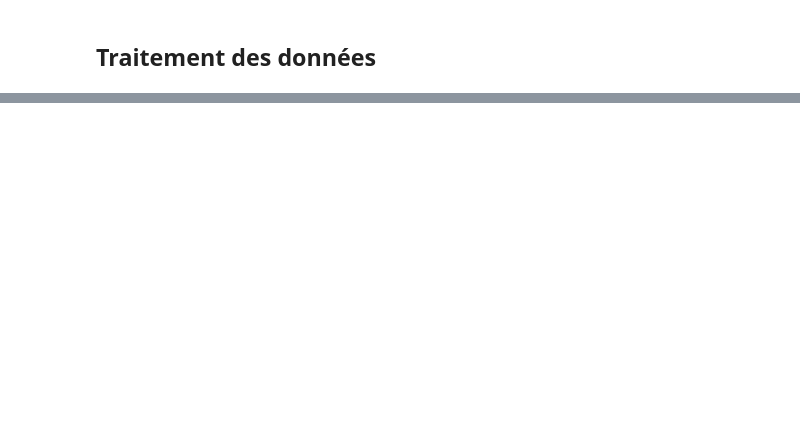
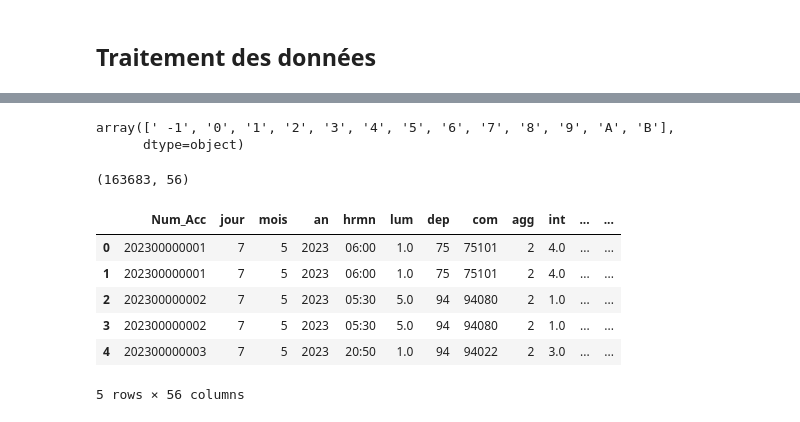
Before and after one commit to goamegah/hackaton-accr, a Jupyter notebook: accr/notebook/exploration.ipynb, the cells around one changed output, grey strips where cells are left out. Saved outputs shown, nothing was run; the diff lists cells and outputs as text; code cells hidden in the pictures; blank space fills up the shorter version.

```diff
--- a/accr/notebook/exploration.ipynb
+++ b/accr/notebook/exploration.ipynb
@@ -9,21 +24,21 @@ import pandas as pd
 # %%
 caracteristiques = pd.read_csv(
-    '../../dataset/caract-2023.csv',
+    f'{DATASET_PATH}/caract-2023.csv',
     sep=';',
 )
 
 lieux = pd.read_csv(
-    '../../dataset/lieux-2023.csv',
+    f'{DATASET_PATH}/lieux-2023.csv',
     sep=';',
     dtype={'lartpc': str}
 )
 vehicules = pd.read_csv(
-    '../../dataset/vehicules-2023.csv',
+    f'{DATASET_PATH}/vehicules-2023.csv',
     sep=';'
     )
 
 usagers = pd.read_csv(
-    '../../dataset/usagers-2023.csv',
+    f'{DATASET_PATH}/usagers-2023.csv',
     sep=';'
     )
 # %%
@@ -72,0 +90,7 @@ lieux.head()
+# %%
+caract_lieux = pd.merge(caracteristiques, lieux, on='Num_Acc', how='inner')
+caract_lieux_veh = pd.merge(caract_lieux, vehicules, on='Num_Acc', how='inner')
+final_df = pd.merge(caract_lieux_veh, usagers, on=['Num_Acc', 'id_vehicule'], how='inner')
+
+print(final_df.shape)
+final_df.head()
@@ -223,0 +108,9 @@ P = PreProcessing()
+# %%
+from accr.data.processing import Processing
+
+processing = Processing()
+# %%
+np.unique(final_df.actp)
+# %% [output]
+array([' -1', '0', '1', '2', '3', '4', '5', '6', '7', '8', '9', 'A', 'B'],
+      dtype=object)
@@ -223,0 +119,15 @@ P = PreProcessing()
+# %%
+# remplacer les valeurs vides, -1, 0, (.) par np.nan
+clean_df = processing.replace_missing_values(final_df)
+# %%
+print(clean_df.shape)
+clean_df.head()
+# %% [output]
+(163683, 56)
+|  | Num_Acc | jour | mois | an | hrmn | lum | dep | com | agg | int | ... | ... |
+| 0 | 202300000001 | 7 | 5 | 2023 | 06:00 | 1.0 | 75 | 75101 | 2 | 4.0 | ... | ... |
+| 1 | 202300000001 | 7 | 5 | 2023 | 06:00 | 1.0 | 75 | 75101 | 2 | 4.0 | ... | ... |
+| 2 | 202300000002 | 7 | 5 | 2023 | 05:30 | 5.0 | 94 | 94080 | 2 | 1.0 | ... | ... |
+| 3 | 202300000002 | 7 | 5 | 2023 | 05:30 | 5.0 | 94 | 94080 | 2 | 1.0 | ... | ... |
+| 4 | 202300000003 | 7 | 5 | 2023 | 20:50 | 1.0 | 94 | 94022 | 2 | 3.0 | ... | ... |
+5 rows × 56 columns
```
Also changed, not shown: parts of 15 cells of this notebook.
